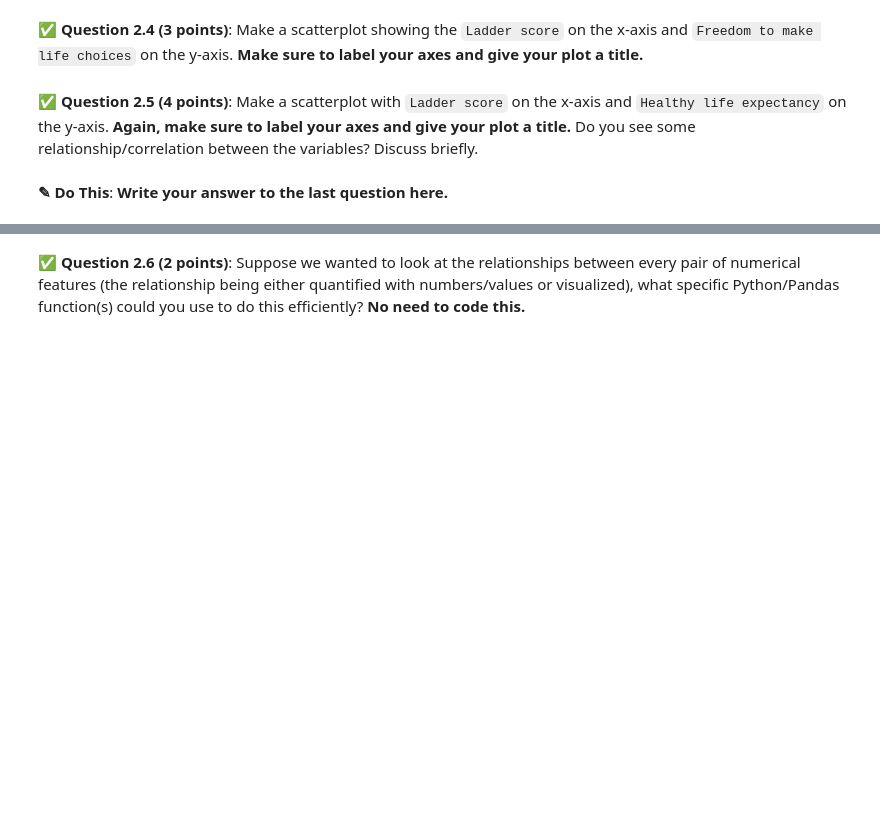
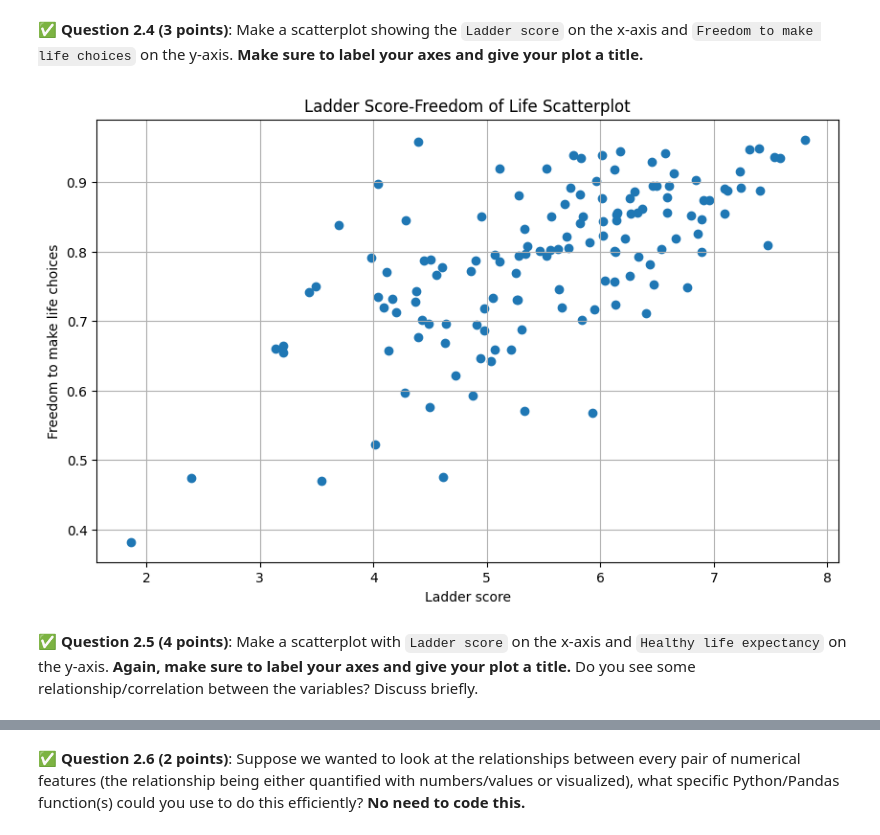
Before and after one commit to Chungminlee08/cmse202-s24-turnin, a Jupyter notebook: midterm/CMSE202-Midterm-Section003-STUDENT.ipynb, the cells around one changed output, grey strips where cells are left out. Saved outputs shown, nothing was run; the diff lists cells and outputs as text; code cells hidden in the pictures; blank space fills up the shorter version.

```diff
--- a/midterm/CMSE202-Midterm-Section003-STUDENT.ipynb
+++ b/midterm/CMSE202-Midterm-Section003-STUDENT.ipynb
@@ -174,2 +189,19 @@ print('maximum of the Healthy life expectency:', df.idxmax('Hea'))
+# %%
+# Put your code for Question 2.4 here
+
+import matplotlib.pyplot as plt
+
+xdata=df['Ladder score']
+ydata=df['Freedom to make life choices']
+
+plt.figure(figsize=(10, 6))
+plt.scatter(x='Ladder score', y='Freedom to make life choices', data=df)
+plt.title('Ladder Score-Freedom of Life Scatterplot')
+plt.xlabel('Ladder score')
+plt.ylabel('Freedom to make life choices')
+plt.grid()
+plt.show()
+# %% [output]
+[figure, added]
 # %% [markdown]
 &#9989; **Question 2.5 (4 points)**: Make a scatterplot with `Ladder score` on the x-axis and `Healthy life expectancy` on the y-axis. **Again, make sure to label your axes and give your plot a title.** Do you see some relationship/correlation between the variables? Discuss briefly.
@@ -178,2 +207,0 @@ print('maximum of the Healthy life expectency:', df.idxmax('Hea'))
-# %% [markdown]
-**<font size=+3>&#9998;</font> Do This**: **Write your answer to the last question here.**
```
Also changed, not shown: parts of 22 cells of this notebook.
